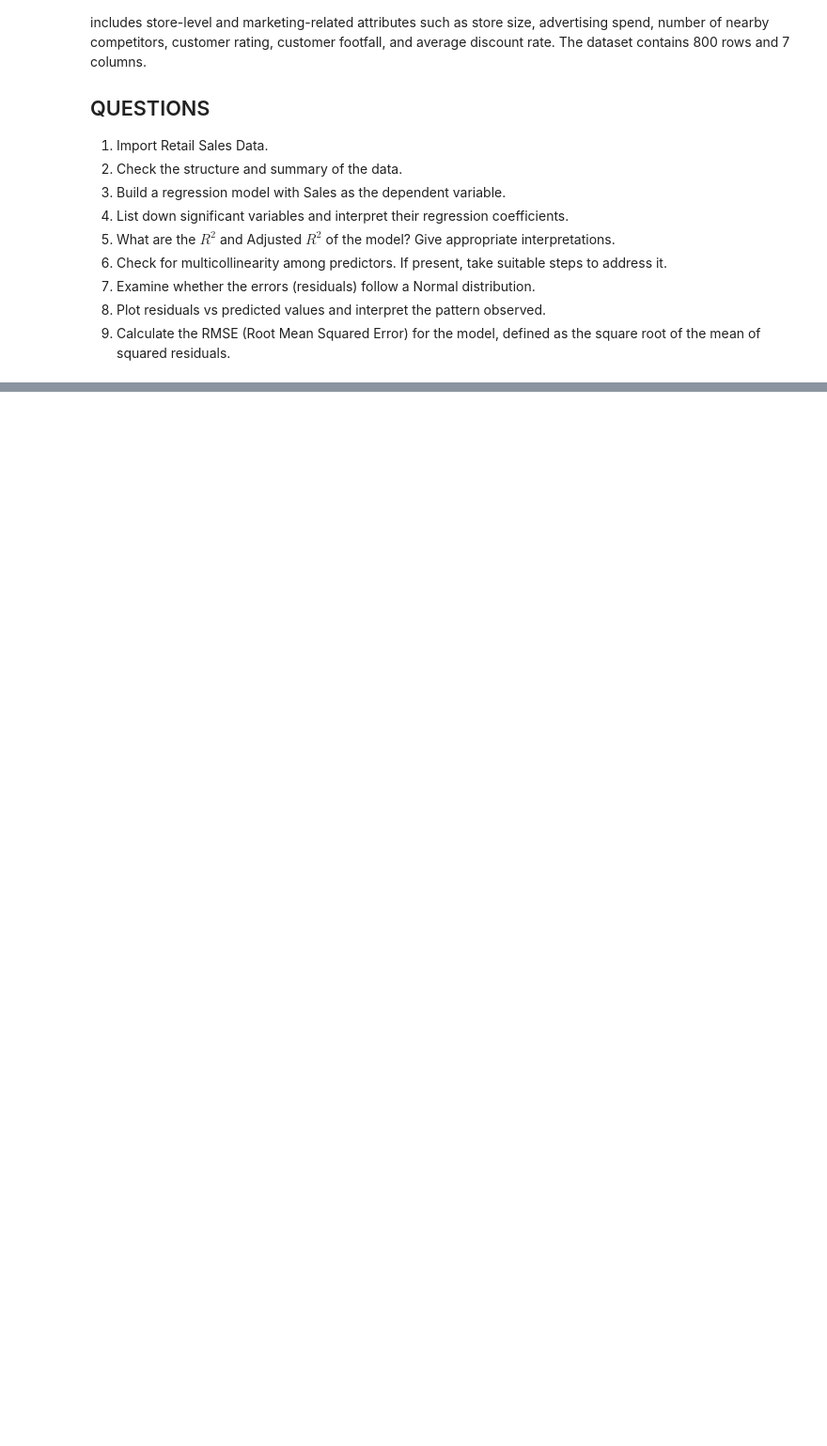
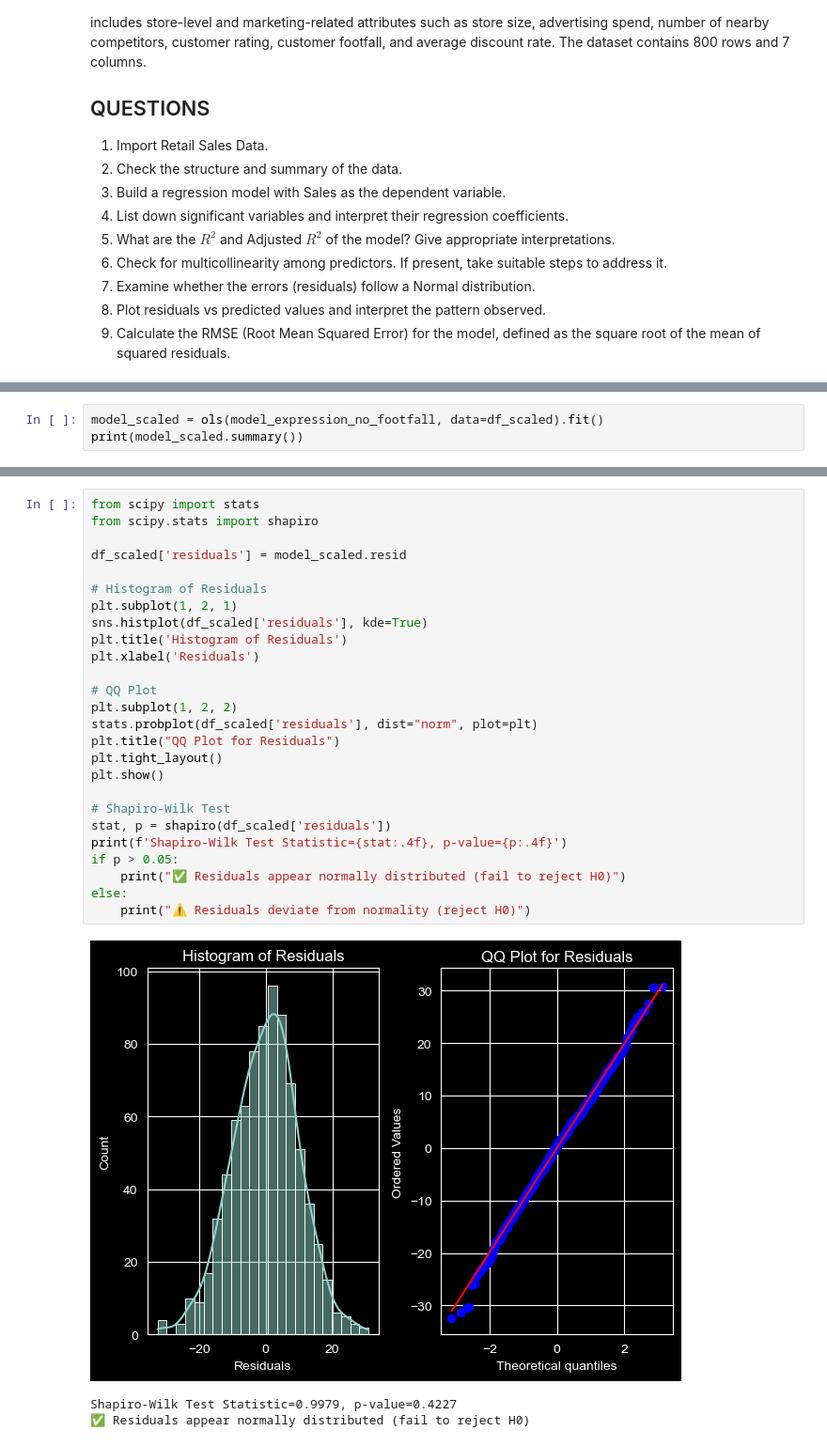
Before and after one commit to bquarkz/master-classes-empty, a Jupyter notebook: notebooks/assignments/m2/assigment_M2U2.ipynb, the cells around one changed output, grey strips where cells are left out. Shown at 94% size. Saved outputs shown, nothing was run; the diff lists cells and outputs as text; blank space fills up the shorter version.

```diff
--- a/notebooks/assignments/m2/assigment_M2U2.ipynb
+++ b/notebooks/assignments/m2/assigment_M2U2.ipynb
@@ -20,0 +183,3 @@ The dataset contains 800 rows and 7 columns.
+# %%
+model_scaled = ols(model_expression_no_footfall, data=df_scaled).fit()
+print(model_scaled.summary())
@@ -20,0 +219,30 @@ The dataset contains 800 rows and 7 columns.
+# %%
+from scipy import stats
+from scipy.stats import shapiro
+
+df_scaled['residuals'] = model_scaled.resid
+
+# Histogram of Residuals
+plt.subplot(1, 2, 1)
+sns.histplot(df_scaled['residuals'], kde=True)
+plt.title('Histogram of Residuals')
+plt.xlabel('Residuals')
+
+# QQ Plot
+plt.subplot(1, 2, 2)
+stats.probplot(df_scaled['residuals'], dist="norm", plot=plt)
+plt.title("QQ Plot for Residuals")
+plt.tight_layout()
+plt.show()
+
+# Shapiro-Wilk Test
+stat, p = shapiro(df_scaled['residuals'])
+print(f'Shapiro-Wilk Test Statistic={stat:.4f}, p-value={p:.4f}')
+if p > 0.05:
+    print("✅ Residuals appear normally distributed (fail to reject H0)")
+else:
+    print("⚠️ Residuals deviate from normality (reject H0)")
+# %% [output]
+[figure, added]
+Shapiro-Wilk Test Statistic=0.9979, p-value=0.4227
+✅ Residuals appear normally distributed (fail to reject H0)
```
Also changed, not shown: parts of 20 cells of this notebook.
